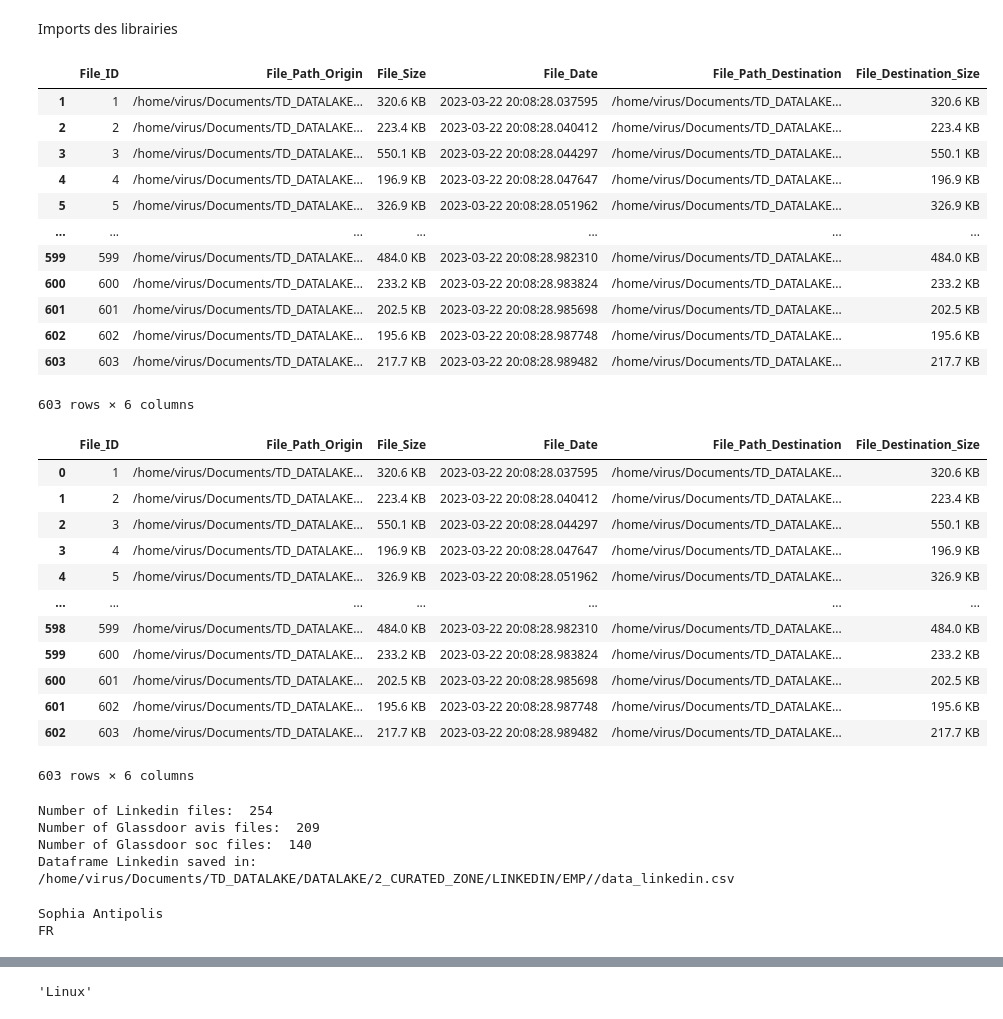
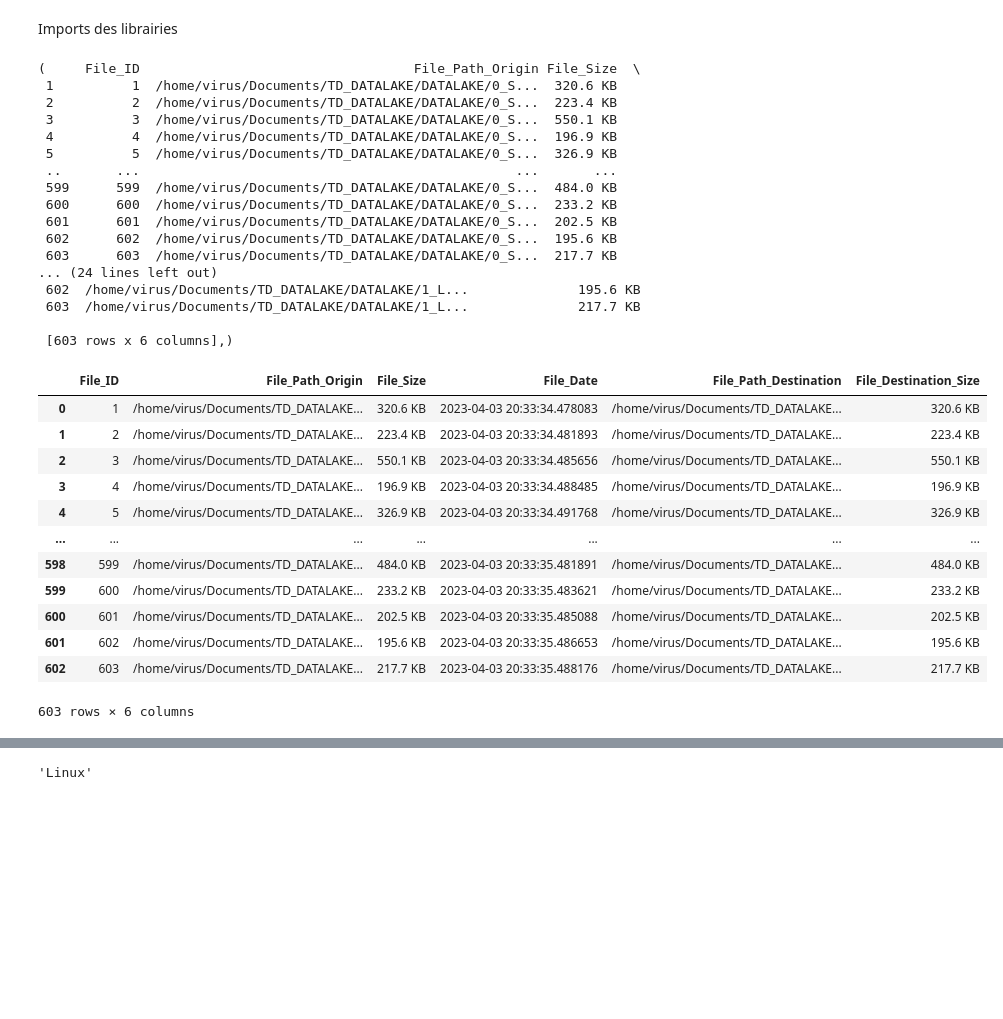
Before and after one commit to anthony-marais/TD_DATALAKE, a Jupyter notebook: DVLP/CODING/parse_info_html_file.ipynb, the cells around one changed output, grey strips where cells are left out. Saved outputs shown, nothing was run; the diff lists cells and outputs as text; code cells hidden in the pictures; blank space fills up the shorter version.

```diff
--- a/DVLP/CODING/parse_info_html_file.ipynb
+++ b/DVLP/CODING/parse_info_html_file.ipynb
@@ -30,6 +33,8 @@ contains_1 = path_project[10]
 contains_2 = path_project[11]
 delimiter_path = path_project[12]
 curated_zone_linkedin_emp_path = path_project[13]
+metadate_file_name_path = path_project[14]
+curated_zone_glassdoor_avis_path = path_project[15]
 
 
 #print(source_path)
@@ -50,45 +55,49 @@ curated_zone_linkedin_emp_path = path_project[13]
 
 
 MoveFileToLandingZone(source_path, endswith, linkedin_contains, glassdoor_soc_contains, glassdoor_avi_contains,
-                      landing_zone_linkedin_emp_path, landing_zone_glassdoor_soc_path, landing_zone_glassdoor_avi_path, logfiles_path, delimiter_path)
+                      landing_zone_linkedin_emp_path, landing_zone_glassdoor_soc_path, landing_zone_glassdoor_avi_path, logfiles_path, delimiter_path,metadate_file_name_path)
 # %% [output]
-|  | File_ID | File_Path_Origin | File_Size | File_Date | File_Path_Destination | File_Destination_Size |
-| 1 | 1 | /home/virus/Documents/TD_DATALAKE... | 320.6 KB | 2023-03-22 20:08:28.037595 | /home/virus/Documents/TD_DATALAKE... | 320.6 KB |
-| 2 | 2 | /home/virus/Documents/TD_DATALAKE... | 223.4 KB | 2023-03-22 20:08:28.040412 | /home/virus/Documents/TD_DATALAKE... | 223.4 KB |
-| 3 | 3 | /home/virus/Documents/TD_DATALAKE... | 550.1 KB | 2023-03-22 20:08:28.044297 | /home/virus/Documents/TD_DATALAKE... | 550.1 KB |
-| 4 | 4 | /home/virus/Documents/TD_DATALAKE... | 196.9 KB | 2023-03-22 20:08:28.047647 | /home/virus/Documents/TD_DATALAKE... | 196.9 KB |
-| 5 | 5 | /home/virus/Documents/TD_DATALAKE... | 326.9 KB | 2023-03-22 20:08:28.051962 | /home/virus/Documents/TD_DATALAKE... | 326.9 KB |
-| ... | ... | ... | ... | ... | ... | ... |
-| 599 | 599 | /home/virus/Documents/TD_DATALAKE... | 484.0 KB | 2023-03-22 20:08:28.982310 | /home/virus/Documents/TD_DATALAKE... | 484.0 KB |
-| 600 | 600 | /home/virus/Documents/TD_DATALAKE... | 233.2 KB | 2023-03-22 20:08:28.983824 | /home/virus/Documents/TD_DATALAKE... | 233.2 KB |
-| 601 | 601 | /home/virus/Documents/TD_DATALAKE... | 202.5 KB | 2023-03-22 20:08:28.985698 | /home/virus/Documents/TD_DATALAKE... | 202.5 KB |
-| 602 | 602 | /home/virus/Documents/TD_DATALAKE... | 195.6 KB | 2023-03-22 20:08:28.987748 | /home/virus/Documents/TD_DATALAKE... | 195.6 KB |
-| 603 | 603 | /home/virus/Documents/TD_DATALAKE... | 217.7 KB | 2023-03-22 20:08:28.989482 | /home/virus/Documents/TD_DATALAKE... | 217.7 KB |
-603 rows × 6 columns
+(     File_ID                                   File_Path_Origin File_Size  \
+ 1          1  /home/virus/Documents/TD_DATALAKE/DATALAKE/0_S...  320.6 KB
+ 2          2  /home/virus/Documents/TD_DATALAKE/DATALAKE/0_S...  223.4 KB
+ 3          3  /home/virus/Documents/TD_DATALAKE/DATALAKE/0_S...  550.1 KB
+ 4          4  /home/virus/Documents/TD_DATALAKE/DATALAKE/0_S...  196.9 KB
+ 5          5  /home/virus/Documents/TD_DATALAKE/DATALAKE/0_S...  326.9 KB
+ ..       ...                                                ...       ...
+ 599      599  /home/virus/Documents/TD_DATALAKE/DATALAKE/0_S...  484.0 KB
+ 600      600  /home/virus/Documents/TD_DATALAKE/DATALAKE/0_S...  233.2 KB
+ 601      601  /home/virus/Documents/TD_DATALAKE/DATALAKE/0_S...  202.5 KB
+ 602      602  /home/virus/Documents/TD_DATALAKE/DATALAKE/0_S...  195.6 KB
+ 603      603  /home/virus/Documents/TD_DATALAKE/DATALAKE/0_S...  217.7 KB
+... (24 lines left out)
+ 602  /home/virus/Documents/TD_DATALAKE/DATALAKE/1_L...              195.6 KB
+ 603  /home/virus/Documents/TD_DATALAKE/DATALAKE/1_L...              217.7 KB
+
+ [603 rows x 6 columns],)
 # %%
 path_metadata_files = "/home/virus/Documents/TD_DATALAKE/LOGFILES/"
 # %%
-def LoadMetadataFiles(path_metadata_files, file_name, delimiter_path):
+def LoadMetadataFiles(metadate_file_name_path):
     """
     Load metadata files
     """
-    metadata = pd.read_csv(path_metadata_files+delimiter_path+file_name)
+    metadata = pd.read_csv(metadate_file_name_path)
     return metadata
 # %%
-a = LoadMetadataFiles(path_metadata_files,"metadata-technical.csv", delimiter_path)
+a = LoadMetadataFiles(metadate_file_name_path)
 a
 # %% [output]
 |  | File_ID | File_Path_Origin | File_Size | File_Date | File_Path_Destination | File_Destination_Size |
-| 0 | 1 | /home/virus/Documents/TD_DATALAKE... | 320.6 KB | 2023-03-22 20:08:28.037595 | /home/virus/Documents/TD_DATALAKE... | 320.6 KB |
-| 1 | 2 | /home/virus/Documents/TD_DATALAKE... | 223.4 KB | 2023-03-22 20:08:28.040412 | /home/virus/Documents/TD_DATALAKE... | 223.4 KB |
-| 2 | 3 | /home/virus/Documents/TD_DATALAKE... | 550.1 KB | 2023-03-22 20:08:28.044297 | /home/virus/Documents/TD_DATALAKE... | 550.1 KB |
-| 3 | 4 | /home/virus/Documents/TD_DATALAKE... | 196.9 KB | 2023-03-22 20:08:28.047647 | /home/virus/Documents/TD_DATALAKE... | 196.9 KB |
-| 4 | 5 | /home/virus/Documents/TD_DATALAKE... | 326.9 KB | 2023-03-22 20:08:28.051962 | /home/virus/Documents/TD_DATALAKE... | 326.9 KB |
+| 0 | 1 | /home/virus/Documents/TD_DATALAKE... | 320.6 KB | 2023-04-03 20:33:34.478083 | /home/virus/Documents/TD_DATALAKE... | 320.6 KB |
+| 1 | 2 | /home/virus/Documents/TD_DATALAKE... | 223.4 KB | 2023-04-03 20:33:34.481893 | /home/virus/Documents/TD_DATALAKE... | 223.4 KB |
+| 2 | 3 | /home/virus/Documents/TD_DATALAKE... | 550.1 KB | 2023-04-03 20:33:34.485656 | /home/virus/Documents/TD_DATALAKE... | 550.1 KB |
+| 3 | 4 | /home/virus/Documents/TD_DATALAKE... | 196.9 KB | 2023-04-03 20:33:34.488485 | /home/virus/Documents/TD_DATALAKE... | 196.9 KB |
+| 4 | 5 | /home/virus/Documents/TD_DATALAKE... | 326.9 KB | 2023-04-03 20:33:34.491768 | /home/virus/Documents/TD_DATALAKE... | 326.9 KB |
 | ... | ... | ... | ... | ... | ... | ... |
-| 598 | 599 | /home/virus/Documents/TD_DATALAKE... | 484.0 KB | 2023-03-22 20:08:28.982310 | /home/virus/Documents/TD_DATALAKE... | 484.0 KB |
-| 599 | 600 | /home/virus/Documents/TD_DATALAKE... | 233.2 KB | 2023-03-22 20:08:28.983824 | /home/virus/Documents/TD_DATALAKE... | 233.2 KB |
-| 600 | 601 | /home/virus/Documents/TD_DATALAKE... | 202.5 KB | 2023-03-22 20:08:28.985698 | /home/virus/Documents/TD_DATALAKE... | 202.5 KB |
-| 601 | 602 | /home/virus/Documents/TD_DATALAKE... | 195.6 KB | 2023-03-22 20:08:28.987748 | /home/virus/Documents/TD_DATALAKE... | 195.6 KB |
-| 602 | 603 | /home/virus/Documents/TD_DATALAKE... | 217.7 KB | 2023-03-22 20:08:28.989482 | /home/virus/Documents/TD_DATALAKE... | 217.7 KB |
+| 598 | 599 | /home/virus/Documents/TD_DATALAKE... | 484.0 KB | 2023-04-03 20:33:35.481891 | /home/virus/Documents/TD_DATALAKE... | 484.0 KB |
+| 599 | 600 | /home/virus/Documents/TD_DATALAKE... | 233.2 KB | 2023-04-03 20:33:35.483621 | /home/virus/Documents/TD_DATALAKE... | 233.2 KB |
+| 600 | 601 | /home/virus/Documents/TD_DATALAKE... | 202.5 KB | 2023-04-03 20:33:35.485088 | /home/virus/Documents/TD_DATALAKE... | 202.5 KB |
+| 601 | 602 | /home/virus/Documents/TD_DATALAKE... | 195.6 KB | 2023-04-03 20:33:35.486653 | /home/virus/Documents/TD_DATALAKE... | 195.6 KB |
+| 602 | 603 | /home/virus/Documents/TD_DATALAKE... | 217.7 KB | 2023-04-03 20:33:35.488176 | /home/virus/Documents/TD_DATALAKE... | 217.7 KB |
 603 rows × 6 columns
 # %%
@@ -148,18 +245,0 @@ def GetData(path_metadata_files, file_name, delimiter_path,curated_zone_linkedin
-# %%
-GetData(path_metadata_files,"metadata-technical.csv", delimiter_path,curated_zone_linkedin_emp_path)
-# %% [output]
-Number of Linkedin files:  254
-Number of Glassdoor avis files:  209
-Number of Glassdoor soc files:  140
-Dataframe Linkedin saved in:  /home/virus/Documents/TD_DATALAKE/DATALAKE/2_CURATED_ZONE/LINKEDIN/EMP//data_linkedin.csv
-# %%
-text = "Sophia Antipolis, FR"
-
-city = text.split(",")[0]
-country = text.split(",")[1].strip()
-
-print(city)
-print(country)
-# %% [output]
-Sophia Antipolis
-FR
```
Also changed, not shown: parts of 9 cells of this notebook, 9 other files.
